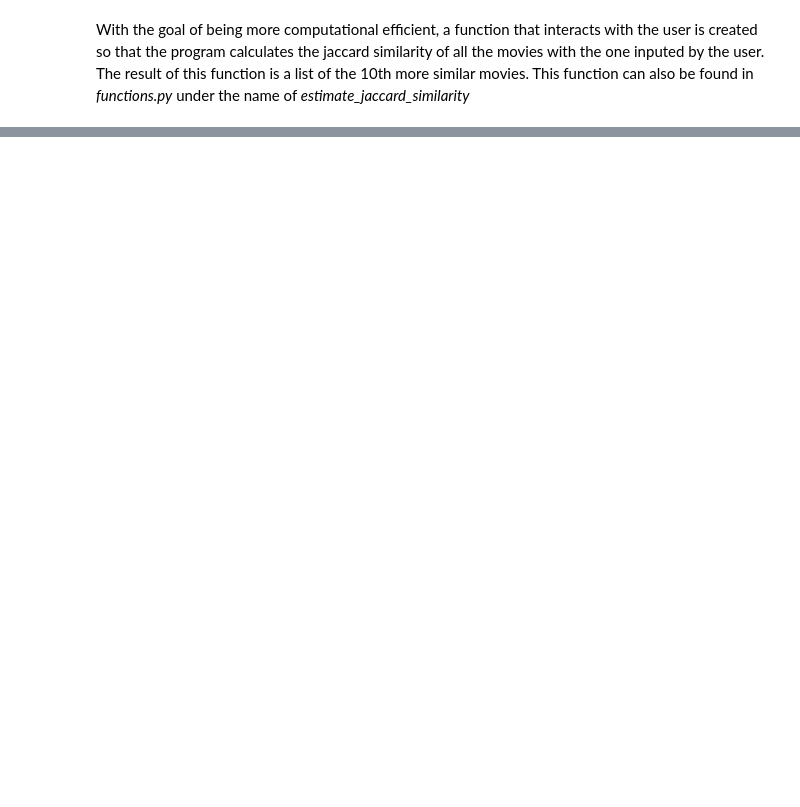
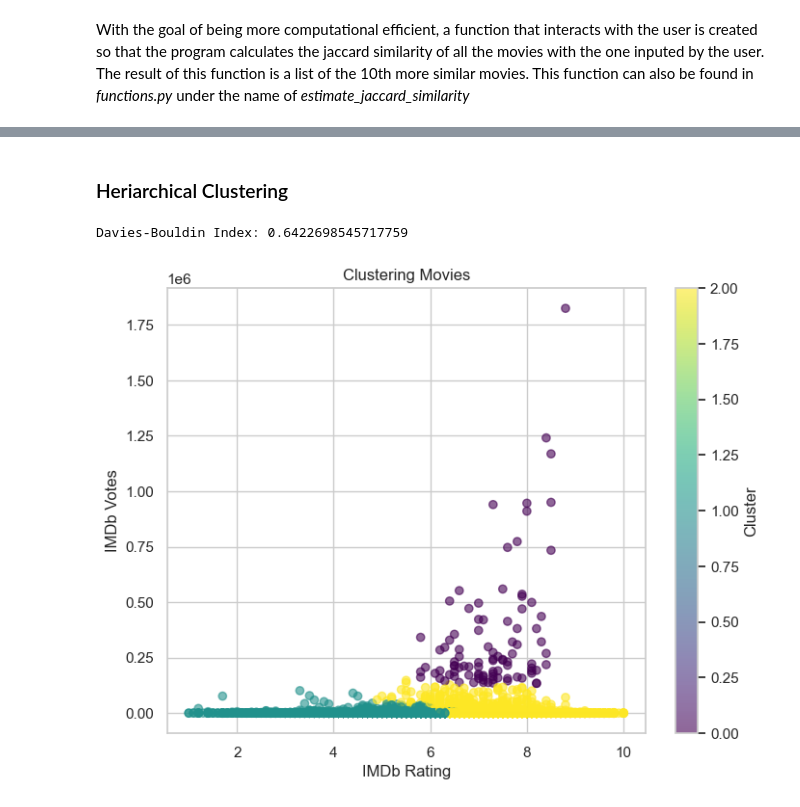
Before and after one commit to paulagambus/ctds_project, a Jupyter notebook: ctds_g6_project.ipynb, the cells around one changed output, grey strips where cells are left out. Drawn from its saved outputs; the diff is of its cells as text; code cells hidden in the pictures; blank space fills up the shorter version.

```diff
--- a/ctds_g6_project.ipynb
+++ b/ctds_g6_project.ipynb
@@ -427,0 +615,32 @@ AttributeError: module 'functions' has no attribute 'estimate_jaccard_similarity
+# %% [markdown]
+### Heriarchical Clustering
+# %%
+# Sample the data
+sample_data = cluster_data.sample(frac=0.05, random_state=42)
+
+# Standardize the features for clustering
+features_to_cluster = sample_data[['imdb_rating', 'imdb_votes']]
+scaler = StandardScaler()
+scaled_features = scaler.fit_transform(features_to_cluster)
+
+# Apply Hierarchical Clustering using Agglomerative Clustering
+agg_clust = AgglomerativeClustering(n_clusters=3)
+sample_data['cluster'] = agg_clust.fit_predict(scaled_features)
+
+# Compute Davies-Bouldin Index
+dbi_score = davies_bouldin_score(scaled_features, sample_data['cluster'])
+print(f"Davies-Bouldin Index: {dbi_score}")
+
+# Plot the results
+plt.figure(figsize=(8, 6))
+scatter = plt.scatter(sample_data['imdb_rating'], sample_data['imdb_votes'],
+                       c=sample_data['cluster'], cmap='viridis', alpha=0.6)
+plt.colorbar(scatter, label='Cluster')
+plt.title('Clustering Movies')
+plt.xlabel('IMDb Rating')
+plt.ylabel('IMDb Votes')
+plt.grid(True)
+plt.show()
+# %% [output]
+Davies-Bouldin Index: 0.6422698545717759
+[figure, added]
```
Also changed, not shown: parts of 31 cells of this notebook, 1 other file.
